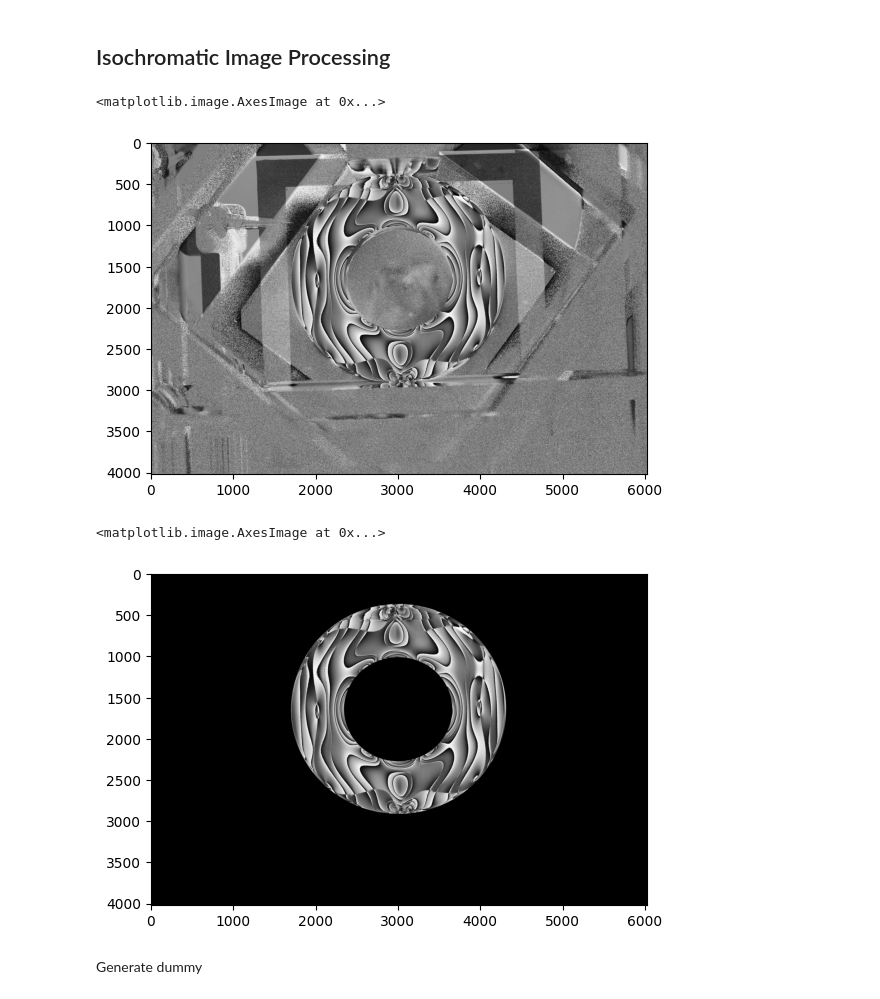
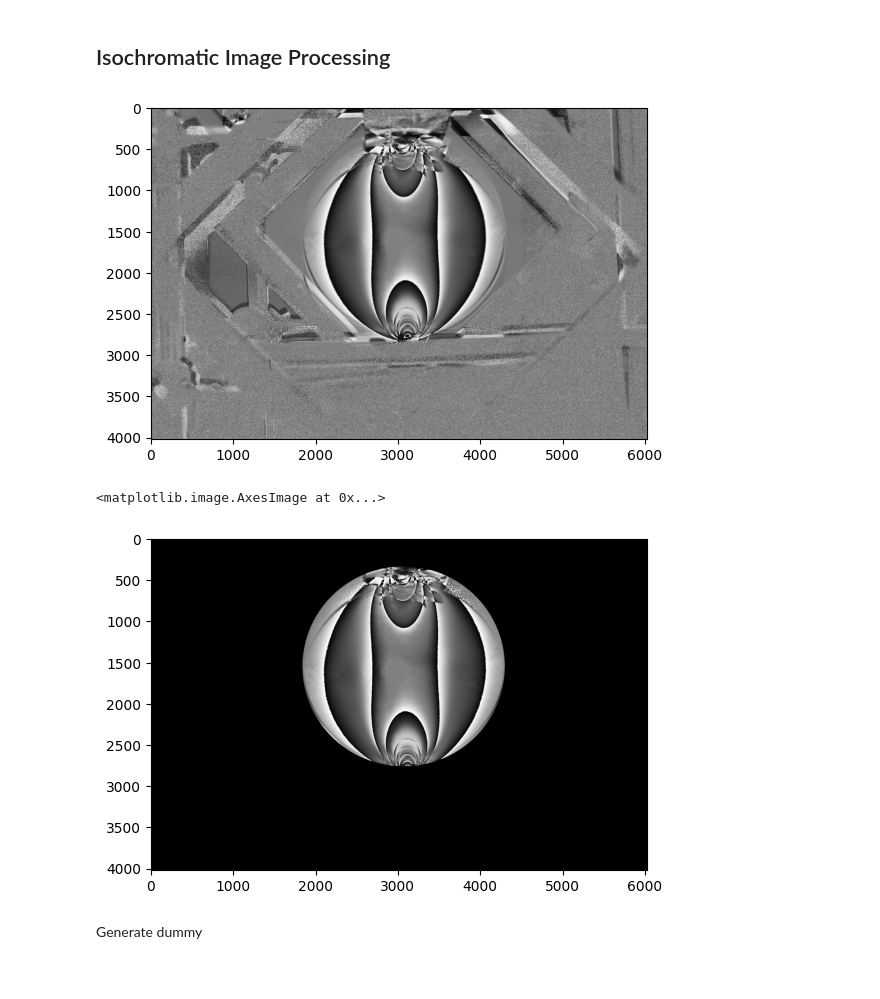
Before and after one commit to fs-bullard/photoelasticity, a Jupyter notebook: ten-step-phase.ipynb, the cells around one changed output. Saved outputs shown, nothing was run; the diff lists cells and outputs as text; code cells hidden in the pictures.

```diff
--- a/ten-step-phase.ipynb
+++ b/ten-step-phase.ipynb
@@ -133,17 +120,18 @@ plt.imsave('img/results/ring_isochr_wr.jpg', isochromatic_param, cmap='gray')
 ## Isochromatic Image Processing
 # %%
 plt.imshow(isochromatic_param, cmap='gray')
+plt.imsave('img/disc/results/disc_isochr_wr.jpg', isochromatic_param, cmap='gray')
 # %% [output]
-<matplotlib.image.AxesImage at 0x...>
-[figure, old version]
+[figure, new version]
 # %%
-mask = cv.imread('img/masks/ring/ring_mask.jpg', cv.IMREAD_GRAYSCALE)
+mask = cv.imread('img/disc/mask/disc_mask_phase_shifting.jpg', cv.IMREAD_GRAYSCALE)
 
 isochromatic_masked = cv.multiply(isochromatic_param, mask / 255)
+isochromatic_masked = cv.medianBlur(isochromatic_masked.astype(np.uint8), 5)
 
 plt.imshow(isochromatic_masked, cmap='gray')
 # %% [output]
 <matplotlib.image.AxesImage at 0x...>
-[figure, old version]
+[figure, new version]
 # %% [markdown]
 Generate dummy
```
Also changed, not shown: parts of 12 cells of this notebook, 18 other files.
